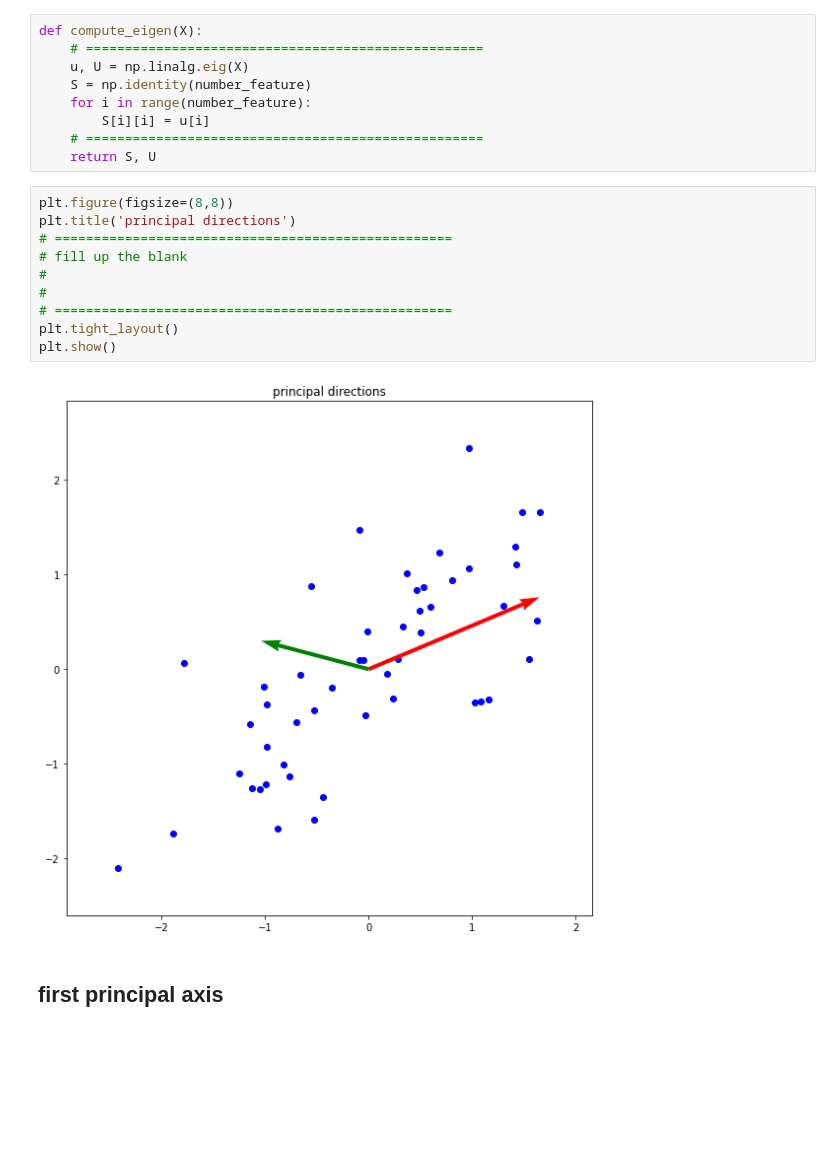
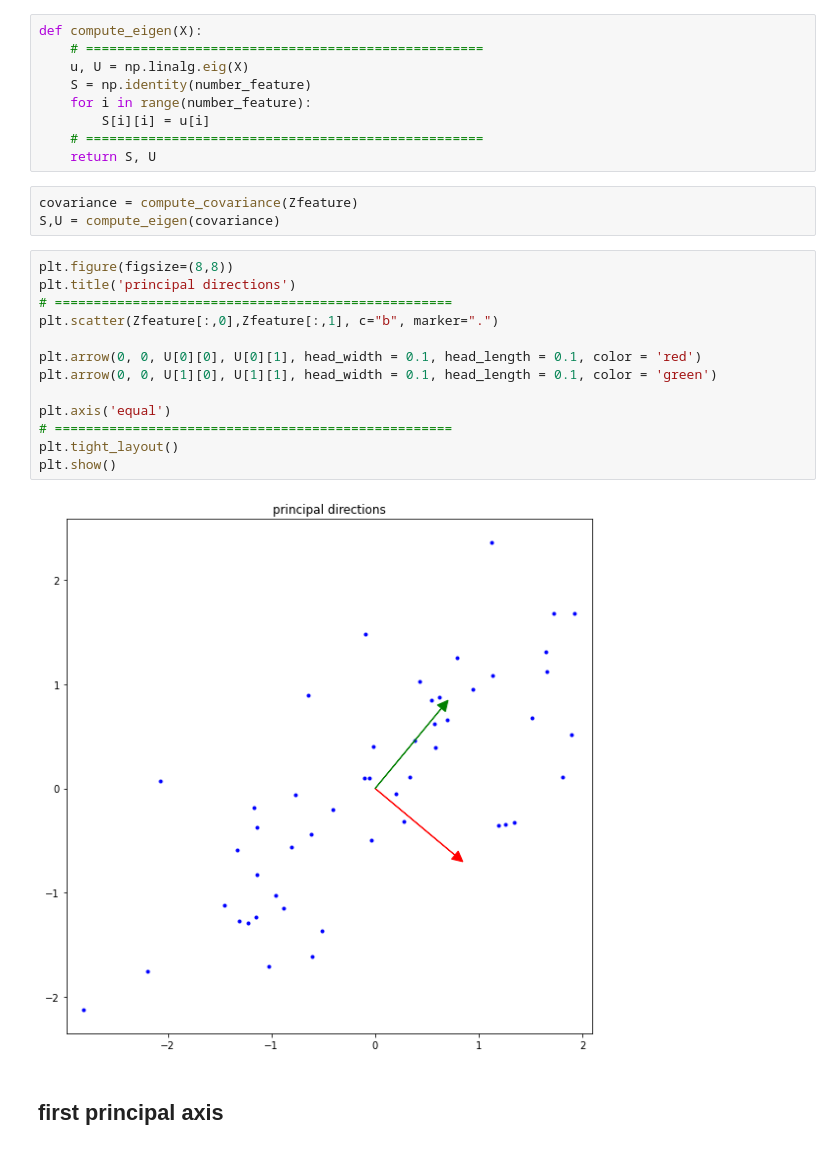
Before and after one commit to bobokyung/assignment-machine-learning, a Jupyter notebook: assignment12/assignment_12.ipynb, the cells around one changed output. Drawn from its saved outputs; the diff is of its cells as text; blank space fills up the shorter version.

Commit message:
arrow

```diff
--- a/assignment12/assignment_12.ipynb
+++ b/assignment12/assignment_12.ipynb
@@ -87,18 +87,24 @@ def compute_eigen(X):
         S[i][i] = u[i]
     # ===================================================
     return S, U
-# %%
-plt.figure(figsize=(8,8))
-plt.title('principal directions')
-# ===================================================
-# fill up the blank
-#
-#
-# ===================================================
-plt.tight_layout()
-plt.show()
-# %% [output]
-[figure, removed]
+# %%
+covariance = compute_covariance(Zfeature)
+S,U = compute_eigen(covariance)
+# %%
+plt.figure(figsize=(8,8))
+plt.title('principal directions')
+# ===================================================
+plt.scatter(Zfeature[:,0],Zfeature[:,1], c="b", marker=".")
+
+plt.arrow(0, 0, U[0][0], U[0][1], head_width = 0.1, head_length = 0.1, color = 'red')
+plt.arrow(0, 0, U[1][0], U[1][1], head_width = 0.1, head_length = 0.1, color = 'green')
+
+plt.axis('equal')
+# ===================================================
+plt.tight_layout()
+plt.show()
+# %% [output]
+[figure, added]
 # %% [markdown]
 ## first principal axis
 # %%
```
Also changed, not shown: parts of 2 cells of this notebook.
